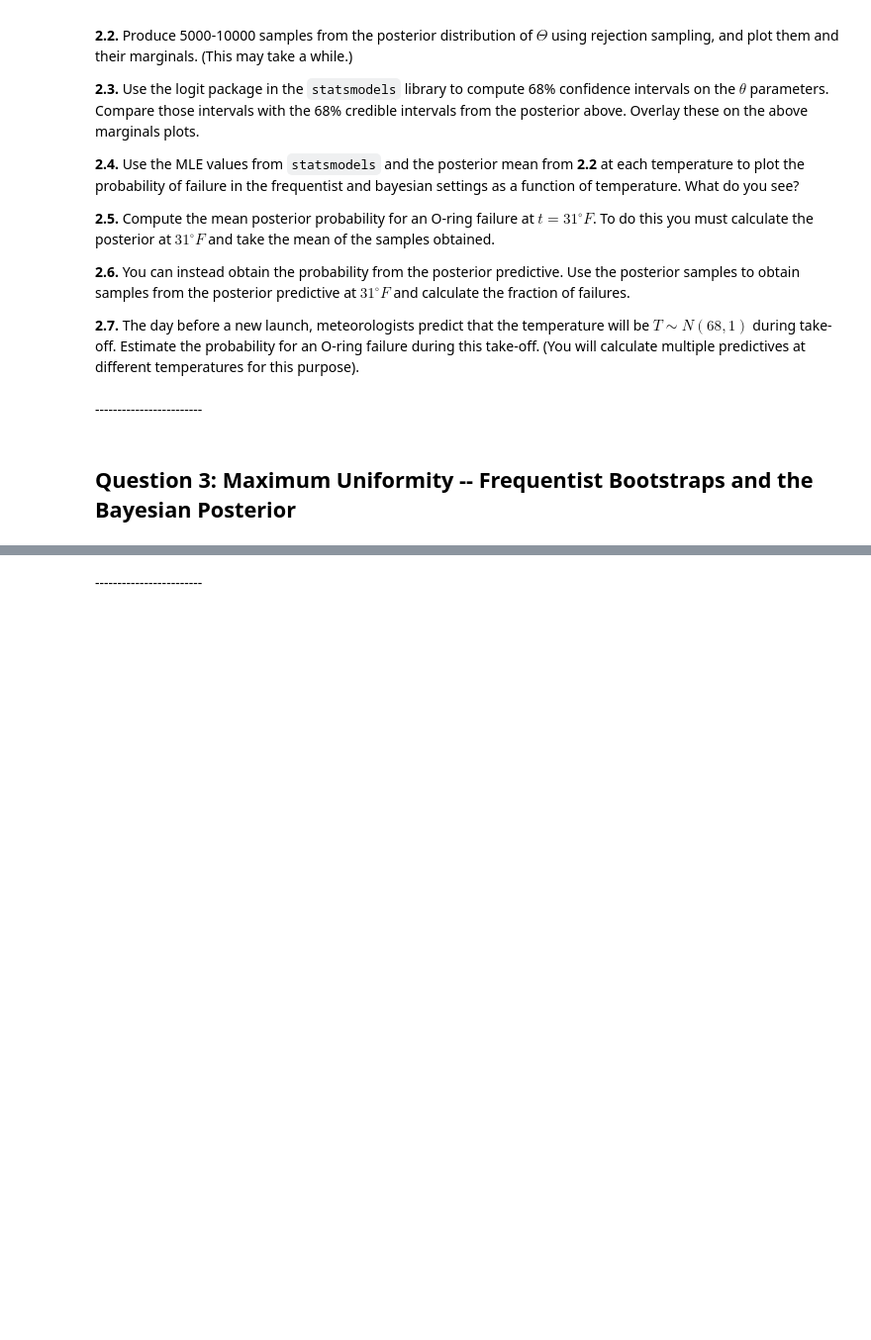
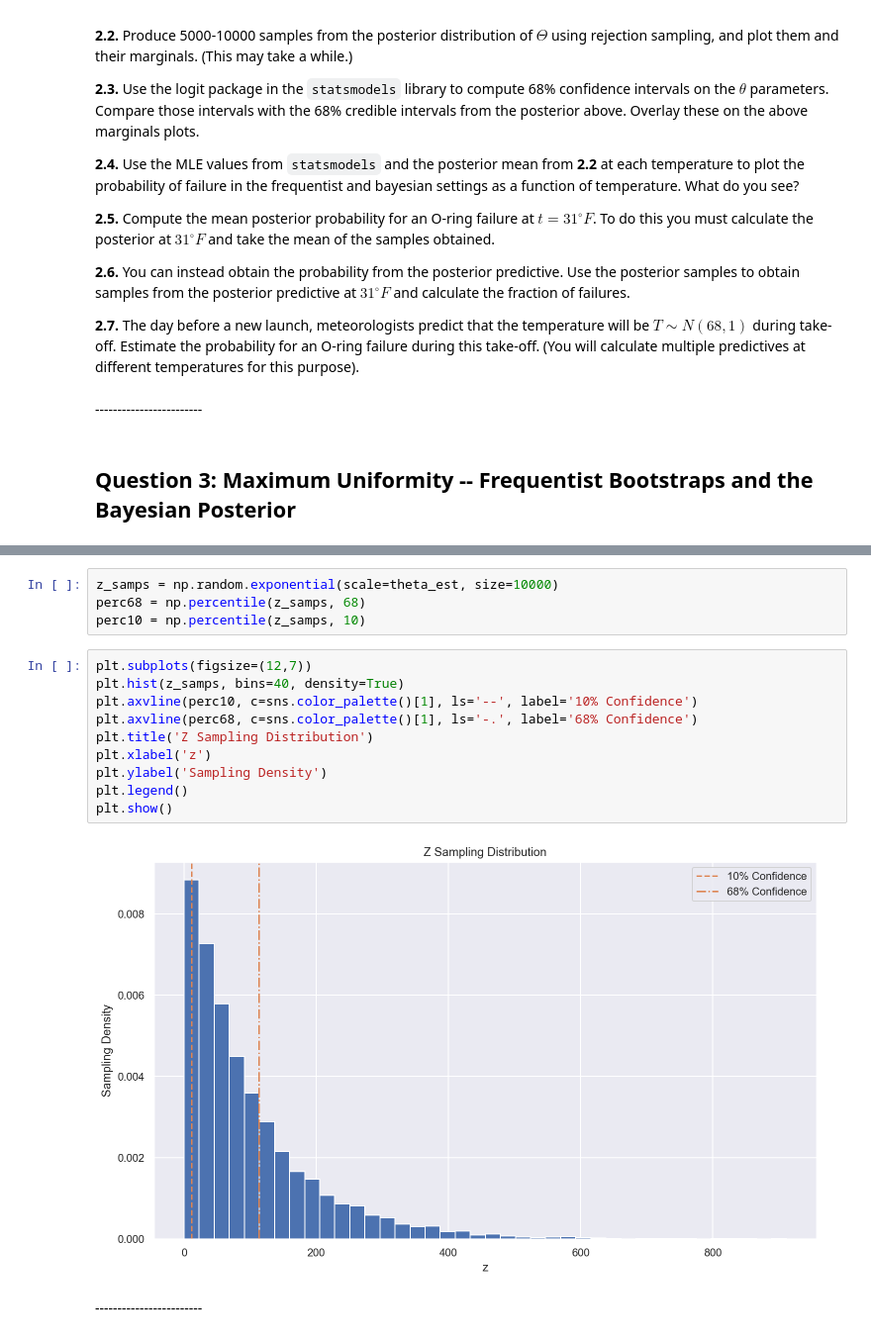
Before and after one commit to IACS-AM-207-Braavos/AM-207, a Jupyter notebook: hw5/AM207_HW5_Joe.ipynb, the cells around one changed output, grey strips where cells are left out. Shown at 99% size. Drawn from its saved outputs; the diff is of its cells as text; blank space fills up the shorter version.

```diff
--- a/hw5/AM207_HW5_Joe.ipynb
+++ b/hw5/AM207_HW5_Joe.ipynb
@@ -258,3 +326,19 @@ Suppose you have $\{X_1, X_2, ... X_n\}$ datapoints such that $X_i$ are independ
+# %%
+z_samps = np.random.exponential(scale=theta_est, size=10000)
+perc68 = np.percentile(z_samps, 68)
+perc10 = np.percentile(z_samps, 10)
+# %%
+plt.subplots(figsize=(12,7))
+plt.hist(z_samps, bins=40, density=True)
+plt.axvline(perc10, c=sns.color_palette()[1], ls='--', label='10% Confidence')
+plt.axvline(perc68, c=sns.color_palette()[1], ls='-.', label='68% Confidence')
+plt.title('Z Sampling Distribution')
+plt.xlabel('z')
+plt.ylabel('Sampling Density')
+plt.legend()
+plt.show()
+# %% [output]
+[figure, added]
 # %% [markdown]
 <div class="answer-separator">
 ------------------------
```
Also changed, not shown: parts of 13 cells of this notebook.
